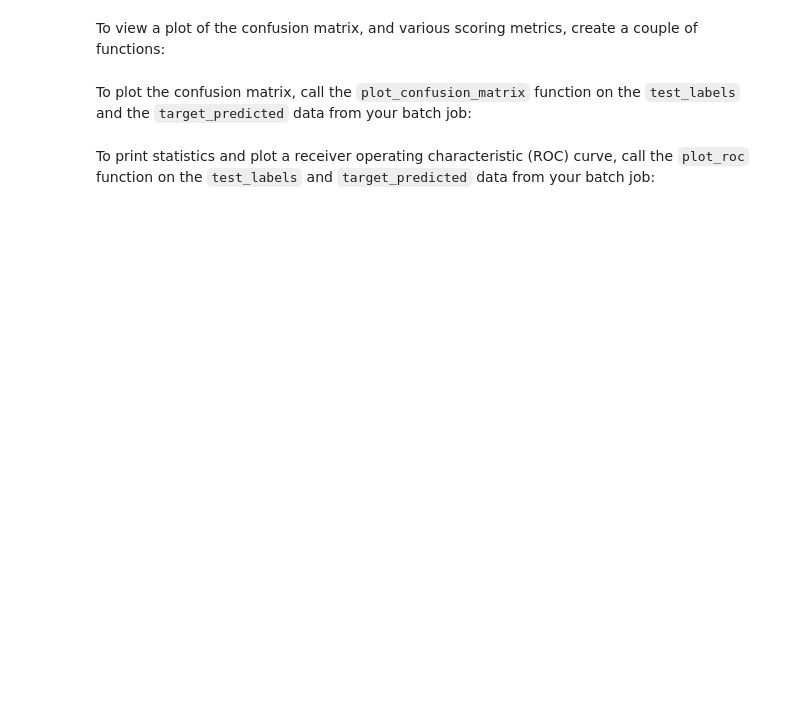
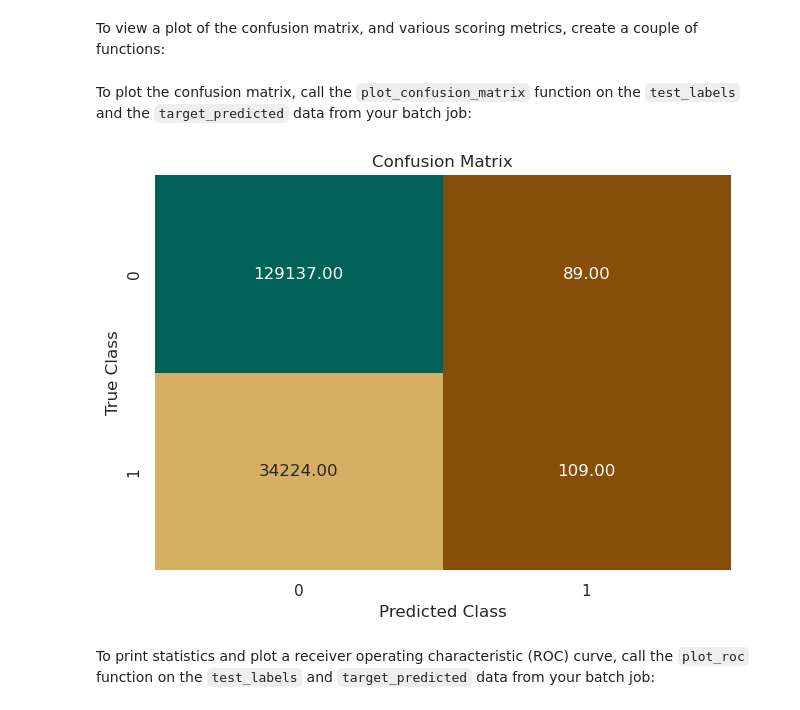
Before and after one commit to Ajia-code/AWS-Machine-Learning-, a Jupyter notebook: Flight_Delay-Student.ipynb, the cells around one changed output. Saved outputs shown, nothing was run; the diff lists cells and outputs as text; code cells hidden in the pictures; blank space fills up the shorter version.

```diff
--- a/Flight_Delay-Student.ipynb
+++ b/Flight_Delay-Student.ipynb
@@ -872,7 +902,8 @@ Next, set up some functions that will help load the test data into Amazon S3 and
 **Note:** Replace `<LabBucketName>` with the name of the lab bucket that was created during the lab setup.
 # %%
 import io
-bucket = 'c92738a2067706l4991958t1w50341086885-flightbucket-13sq9ic9r92xs'
+bucket = 'c92738a2067706l4991958t1w50341086885-flightbucket-380p8en7y1ou'
+#'c92738a2067706l4991958t1w50341086885-flightbucket-13sq9ic9r92xs'
 prefix='flight-linear'
 train_file='flight_train.csv'
 test_file='flight_test.csv'
@@ -996,7 +1043,11 @@ def plot_roc(test_labels, target_predicted):
 # %% [markdown]
 To plot the confusion matrix, call the `plot_confusion_matrix` function on the `test_labels` and the `target_predicted` data from your batch job:
 # %%
+plot_confusion_matrix(test_labels, target_predicted)
+
 # Enter your code here
+# %% [output]
+[figure, added]
 # %% [markdown]
 To print statistics and plot a receiver operating characteristic (ROC) curve, call the `plot_roc` function on the `test_labels` and `target_predicted` data from your batch job:
 # %%
```
Also changed, not shown: parts of 13 cells of this notebook.
